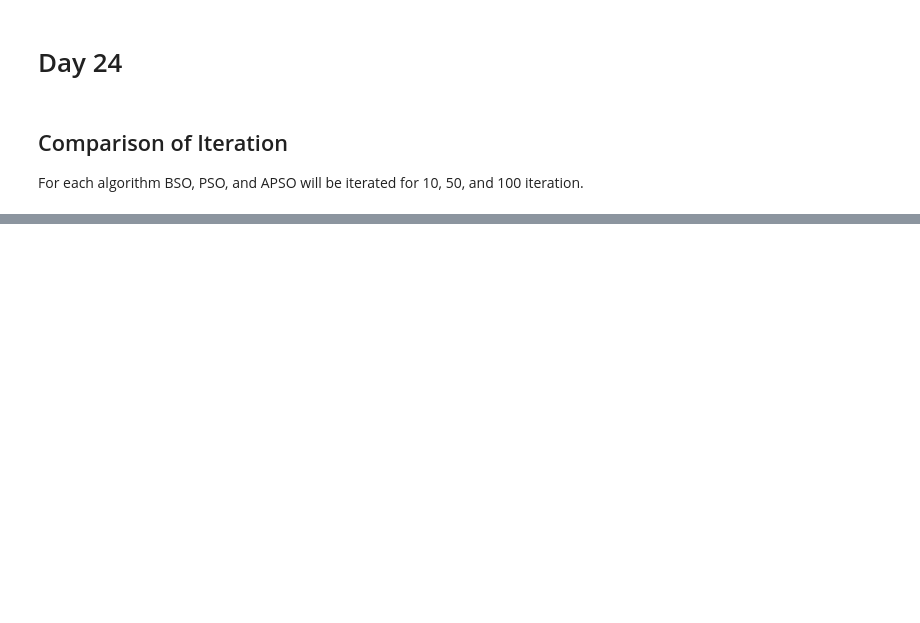
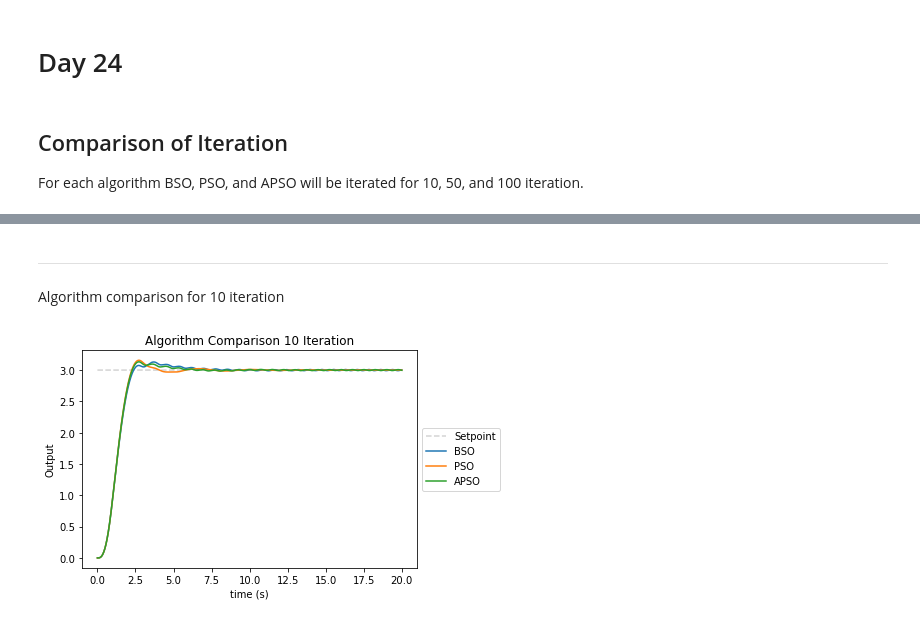
Before and after one commit to Vermillord/KP_Codes, a Jupyter notebook: KP_Notes.ipynb, the cells around one changed output, grey strips where cells are left out. Cells and saved outputs as stored; diff of their text form; code cells hidden in the pictures; blank space fills up the shorter version.

```diff
--- a/KP_Notes.ipynb
+++ b/KP_Notes.ipynb
@@ -2334,0 +2564,16 @@ APSO3 = APSO(PIDcost, 3, 25, 0, 100, 100)
+# %% [markdown]
+--------------------------------
+# %% [markdown]
+Algorithm comparison for 10 iteration
+# %%
+plt.title("Algorithm Comparison 10 Iteration")
+plt.xlabel("time (s)")
+plt.ylabel("Output")
+plt.plot(t, u, label='Setpoint', color='lightgray', linestyle='--')
+plt.plot(t, BSO10[0], label='BSO')
+plt.plot(t, PSO10[0], label='PSO')
+plt.plot(t, APSO10[0], label='APSO')
+plt.legend(loc='center left', bbox_to_anchor=(1, 0.5))
+plt.show()
+# %% [output]
+[figure, added]
```
Also changed, not shown: parts of 22 cells of this notebook.
